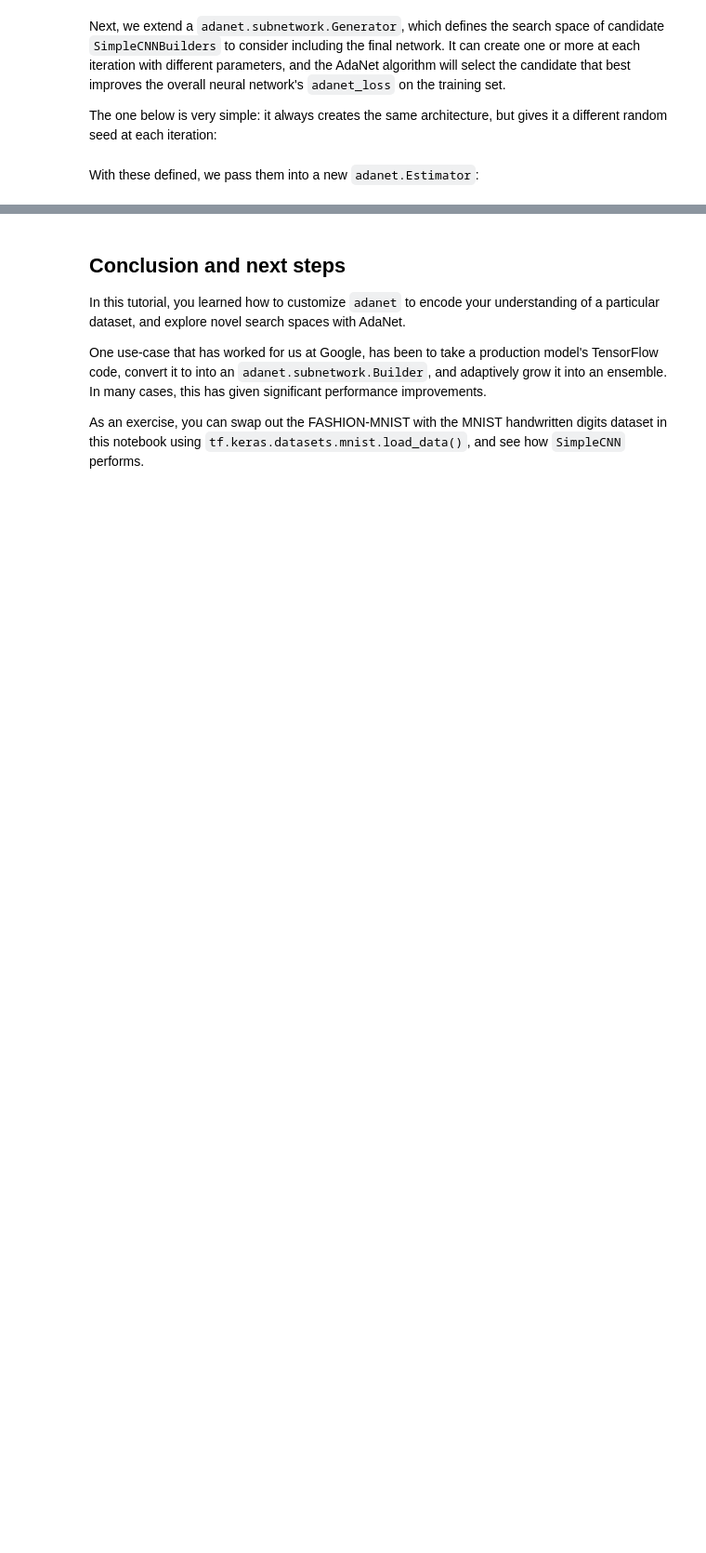
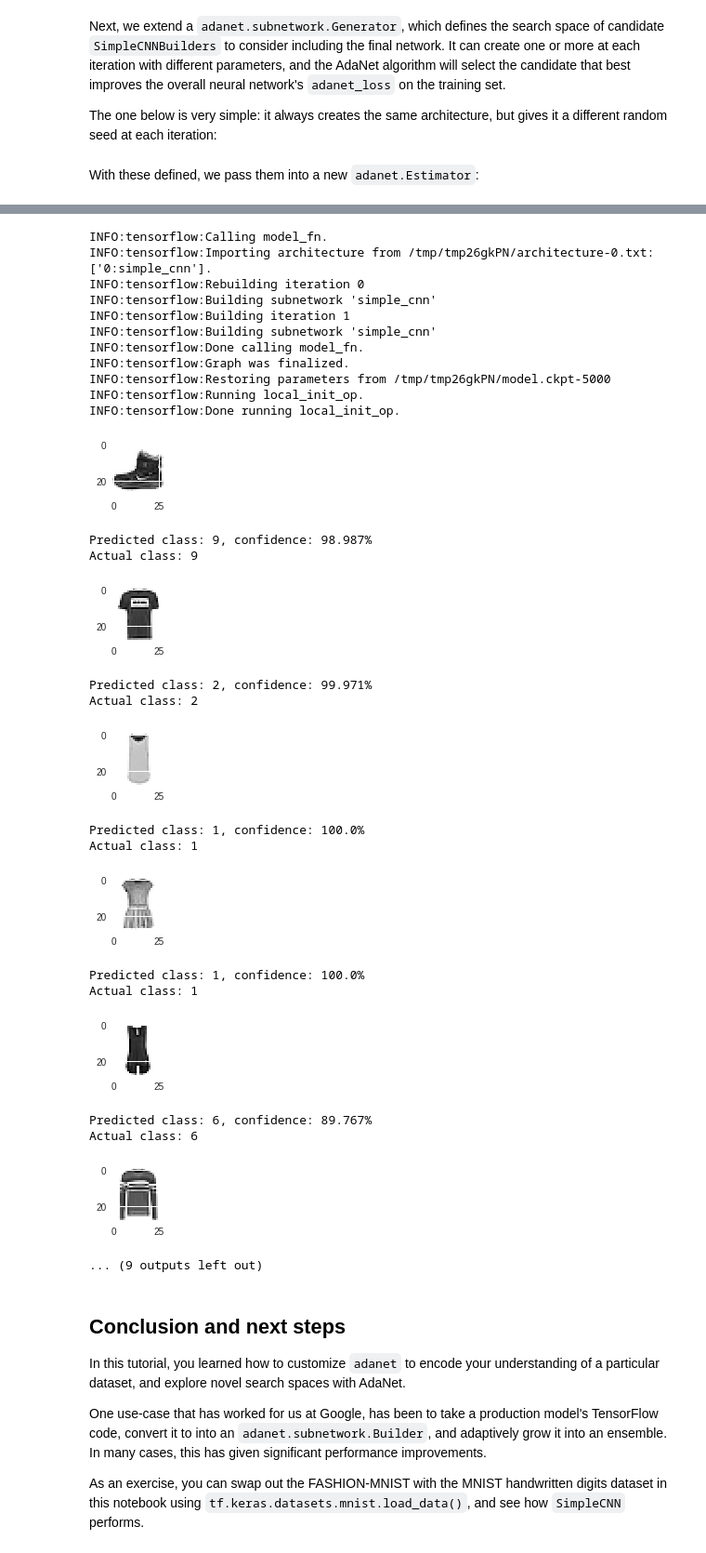
Before and after one commit to tensorflow/adanet, a Jupyter notebook: adanet/examples/tutorials/customizing_adanet.ipynb, the cells around one changed output, grey strips where cells are left out. Shown: that part at 93% size. Cells and saved outputs as stored; diff of their text form; code cells hidden in the pictures; blank space fills up the shorter version.

```diff
--- a/adanet/examples/tutorials/customizing_adanet.ipynb
+++ b/adanet/examples/tutorials/customizing_adanet.ipynb
@@ -114,6 +132,9 @@ def input_fn(partition, training, batch_size):
     if partition == "train":
       dataset = tf.data.Dataset.from_generator(
           generator(x_train, y_train), (tf.float32, tf.int32), ((28, 28), ()))
+    elif partition == "predict":
+      dataset = tf.data.Dataset.from_generator(
+          generator(x_test[:10], y_test[:10]), (tf.float32, tf.int32), ((28,28), ()))
     else:
       dataset = tf.data.Dataset.from_generator(
           generator(x_test, y_test), (tf.float32, tf.int32), ((28, 28), ()))
@@ -418,3 +488,46 @@ Our `SimpleCNNGenerator` code achieves **90.41% accuracy**.
+# %%
+predictions = estimator.predict(input_fn=input_fn("predict", training=False, batch_size=1))
+
+for i, val in enumerate(predictions):
+    predicted_class = val['class_ids'][0]
+    prediction_confidence = val['probabilities'][predicted_class] * 100
+
+    # Display the image
+    plt.imshow(x_train[i])
+    plt.rcParams['figure.figsize'] = (1,1)
+    plt.show()
+
+    print('Predicted class: %s, confidence: %s%%' % (predicted_class, round(prediction_confidence, 3)))
+    print('Actual class: %s \n\n' % y_test[i])
+# %% [output]
+INFO:tensorflow:Calling model_fn.
+INFO:tensorflow:Importing architecture from /tmp/tmp26gkPN/architecture-0.txt: ['0:simple_cnn'].
+INFO:tensorflow:Rebuilding iteration 0
+INFO:tensorflow:Building subnetwork 'simple_cnn'
+INFO:tensorflow:Building iteration 1
+INFO:tensorflow:Building subnetwork 'simple_cnn'
+INFO:tensorflow:Done calling model_fn.
+INFO:tensorflow:Graph was finalized.
+INFO:tensorflow:Restoring parameters from /tmp/tmp26gkPN/model.ckpt-5000
+INFO:tensorflow:Running local_init_op.
+INFO:tensorflow:Done running local_init_op.
+[figure, added]
+Predicted class: 9, confidence: 98.987%
+Actual class: 9
+[figure, added]
+Predicted class: 2, confidence: 99.971%
+Actual class: 2
+[figure, added]
+Predicted class: 1, confidence: 100.0%
+Actual class: 1
+[figure, added]
+Predicted class: 1, confidence: 100.0%
+Actual class: 1
+[figure, added]
+Predicted class: 6, confidence: 89.767%
+Actual class: 6
+[figure, added]
+... (9 outputs left out)
 # %% [markdown]
 ## Conclusion and next steps
 
```
Also changed, not shown: parts of 9 cells of this notebook, 2 other files.
